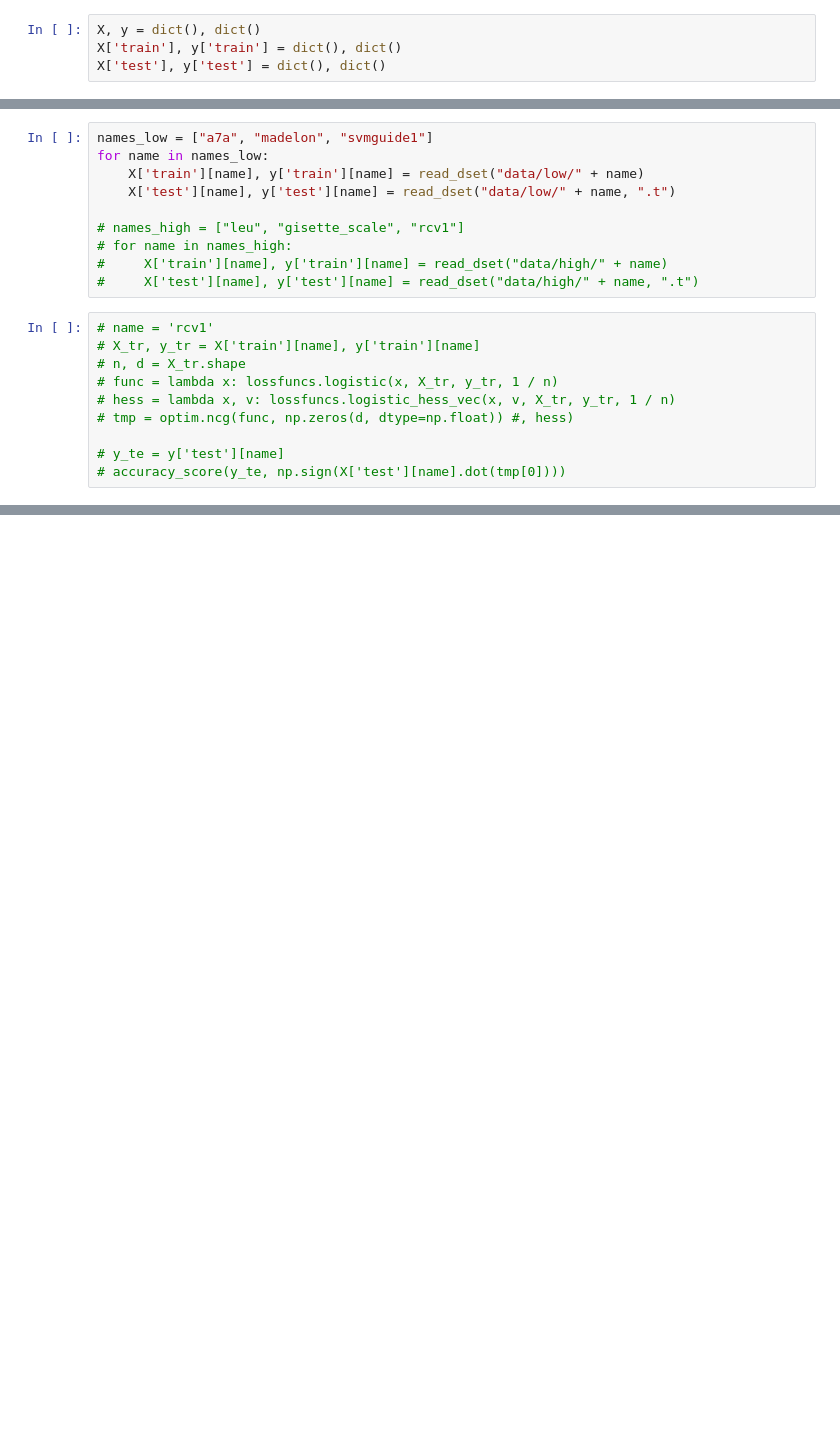
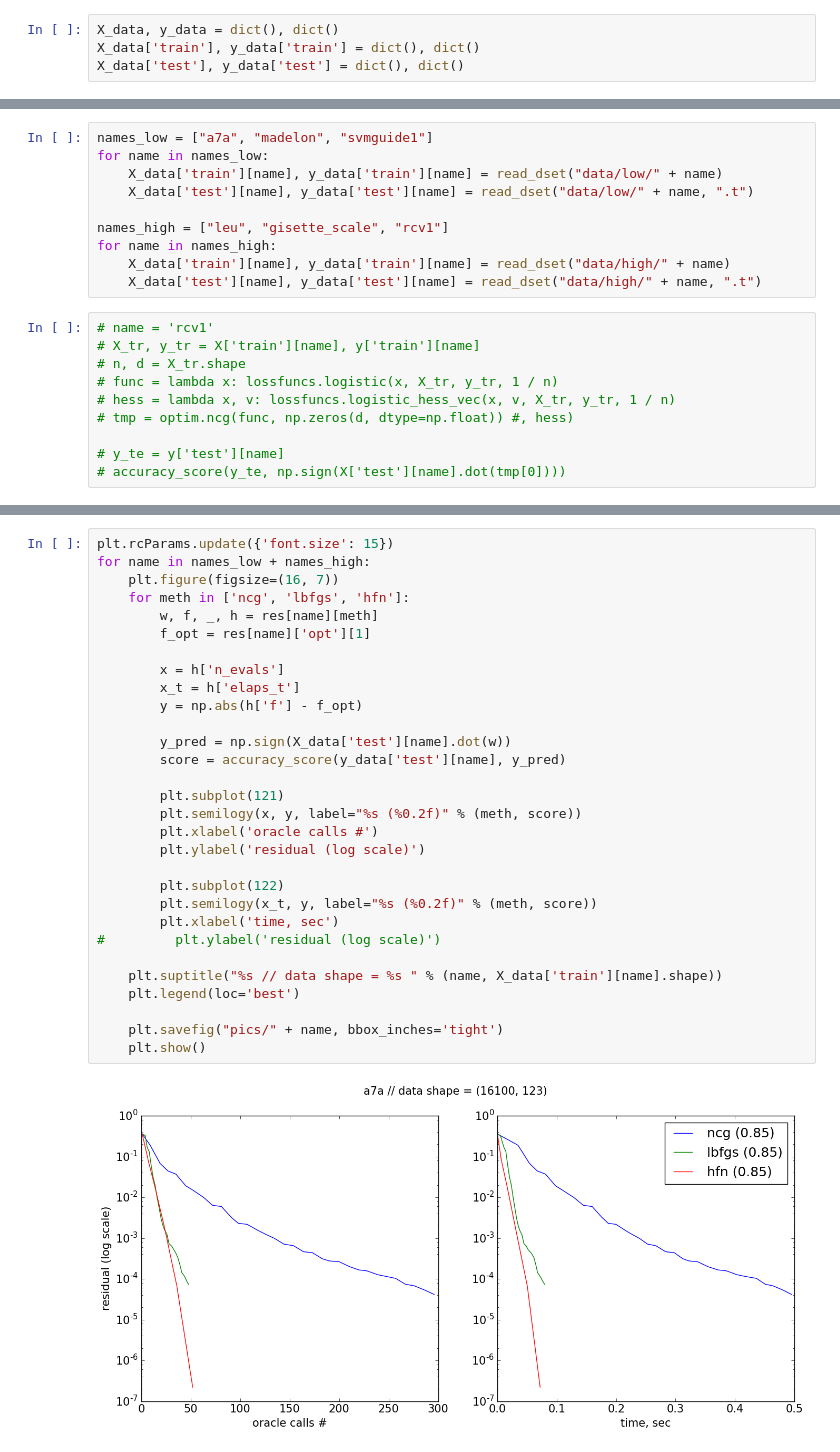
Before and after one commit to ospanoff/MMP_magistracy, a Jupyter notebook: MOMO/n2/task.ipynb, the cells around one changed output, grey strips where cells are left out. Cells and saved outputs as stored; diff of their text form; blank space fills up the shorter version.

```diff
--- a/MOMO/n2/task.ipynb
+++ b/MOMO/n2/task.ipynb
@@ -156,7 +165,7 @@ from sklearn.preprocessing import normalize
 # %%
-X, y = dict(), dict()
-X['train'], y['train'] = dict(), dict()
-X['test'], y['test'] = dict(), dict()
+X_data, y_data = dict(), dict()
+X_data['train'], y_data['train'] = dict(), dict()
+X_data['test'], y_data['test'] = dict(), dict()
 # %%
 def read_dset(path, postf=''):
     n_f = 123 if name == "a7a" else None
@@ -170,13 +179,13 @@ def read_dset(path, postf=''):
 # %%
 names_low = ["a7a", "madelon", "svmguide1"]
 for name in names_low:
-    X['train'][name], y['train'][name] = read_dset("data/low/" + name)
-    X['test'][name], y['test'][name] = read_dset("data/low/" + name, ".t")
+    X_data['train'][name], y_data['train'][name] = read_dset("data/low/" + name)
+    X_data['test'][name], y_data['test'][name] = read_dset("data/low/" + name, ".t")
 
-# names_high = ["leu", "gisette_scale", "rcv1"]
-# for name in names_high:
-#     X['train'][name], y['train'][name] = read_dset("data/high/" + name)
-#     X['test'][name], y['test'][name] = read_dset("data/high/" + name, ".t")
+names_high = ["leu", "gisette_scale", "rcv1"]
+for name in names_high:
+    X_data['train'][name], y_data['train'][name] = read_dset("data/high/" + name)
+    X_data['test'][name], y_data['test'][name] = read_dset("data/high/" + name, ".t")
 # %%
 # name = 'rcv1'
 # X_tr, y_tr = X['train'][name], y['train'][name]
@@ -221,0 +217,32 @@ IndexError: only integers, slices (`:`), ellipsis (`...`), numpy.newaxis (`None`
+# %%
+plt.rcParams.update({'font.size': 15})
+for name in names_low + names_high:
+    plt.figure(figsize=(16, 7))
+    for meth in ['ncg', 'lbfgs', 'hfn']:
+        w, f, _, h = res[name][meth]
+        f_opt = res[name]['opt'][1]
+
+        x = h['n_evals']
+        x_t = h['elaps_t']
+        y = np.abs(h['f'] - f_opt)
+
+        y_pred = np.sign(X_data['test'][name].dot(w))
+        score = accuracy_score(y_data['test'][name], y_pred)
+
+        plt.subplot(121)
+        plt.semilogy(x, y, label="%s (%0.2f)" % (meth, score))
+        plt.xlabel('oracle calls #')
+        plt.ylabel('residual (log scale)')
+
+        plt.subplot(122)
+        plt.semilogy(x_t, y, label="%s (%0.2f)" % (meth, score))
+        plt.xlabel('time, sec')
+#         plt.ylabel('residual (log scale)')
+
+    plt.suptitle("%s // data shape = %s " % (name, X_data['train'][name].shape))
+    plt.legend(loc='best')
+
+    plt.savefig("pics/" + name, bbox_inches='tight')
+    plt.show()
+# %% [output]
+[figure, added]
```
Also changed, not shown: parts of 12 cells of this notebook, 12 other files.
